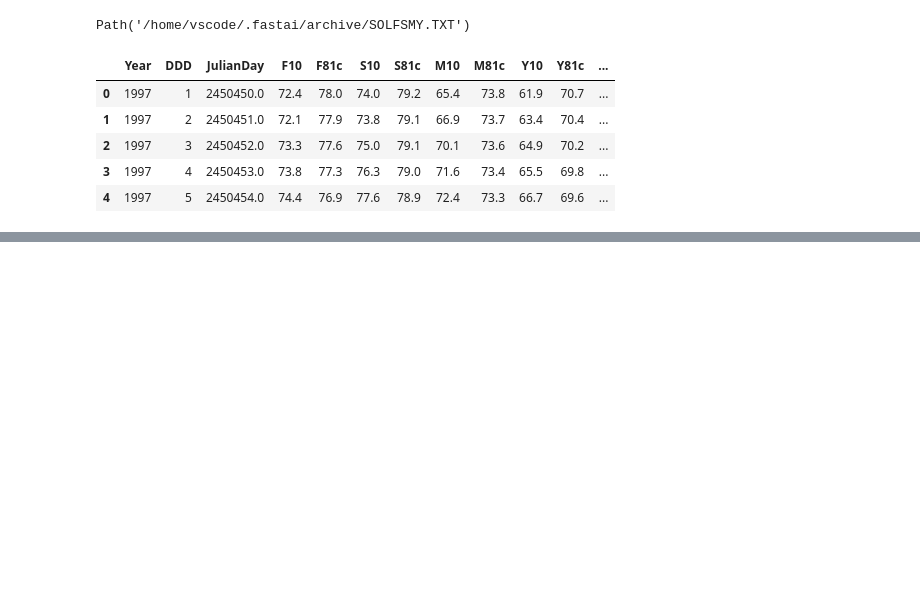
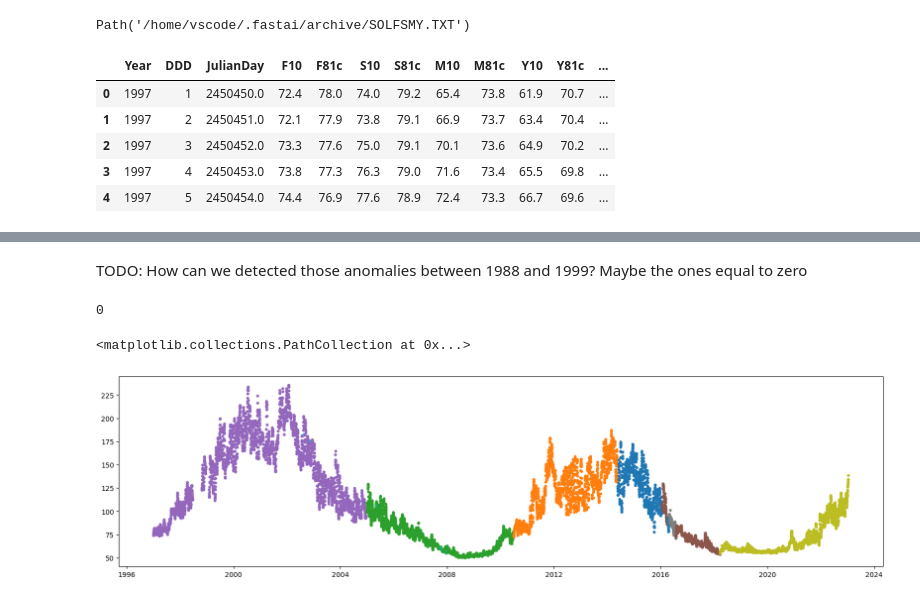
Before and after one commit to ARCLab-MIT/SW-Transformers-Forecaster-Framework, a Jupyter notebook: dev_nbs/00_draftsheet.ipynb, the cells around one changed output, grey strips where cells are left out. Drawn from its saved outputs; the diff is of its cells as text; code cells hidden in the pictures; blank space fills up the shorter version.

```diff
--- a/dev_nbs/00_draftsheet.ipynb
+++ b/dev_nbs/00_draftsheet.ipynb
@@ -54,0 +144,14 @@ Acronyms:
+# %% [markdown]
+TODO: How can we detected those anomalies between 1988 and 1999? Maybe the ones equal to zero
+# %%
+# Get the number of values equlas to zero in S10
+print((df_raw.S10 == 0).sum())
+# convert them to NA
+df_raw.loc[df_raw.S10 == 0, 'S10'] = np.nan
+# plot the variable S10 again
+fig, ax = plt.subplots(figsize=(20, 5))
+ax.scatter(df_raw.index, df_raw.S10, c=df_raw.Ssrc_S10.cat.codes, cmap='tab10', s=10)
+# %% [output]
+0
+<matplotlib.collections.PathCollection at 0x...>
+[figure, added]
```
Also changed, not shown: parts of 13 cells of this notebook.
